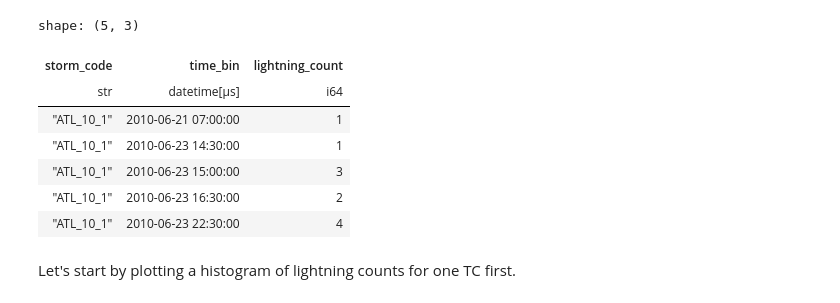
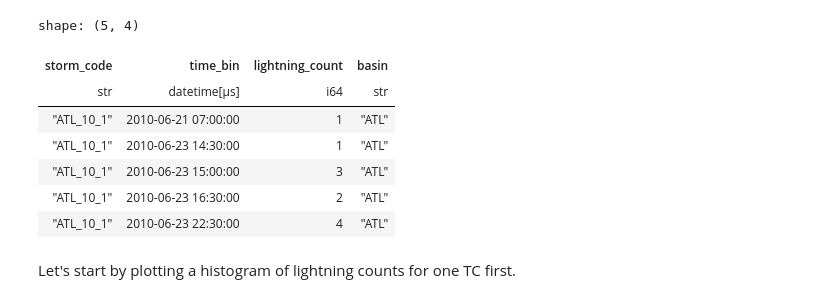
Before and after one commit to aprilggg/Lightning_Analysis_NWRA, a Jupyter notebook: lightning_threshold_innercore.ipynb, the cells around one changed output. Saved outputs shown, nothing was run; the diff lists cells and outputs as text; code cells hidden in the pictures.

```diff
--- a/lightning_threshold_innercore.ipynb
+++ b/lightning_threshold_innercore.ipynb
@@ -16,20 +24,21 @@ import matplotlib.pyplot as plt
 # %%
 # import data from csv file
 innercore_data = pl.read_csv("WWLLN_innercore_timebin_count.csv")
 innercore_data = innercore_data.with_columns(
-    pl.col("time_bin").str.strptime(pl.Datetime).alias("time_bin")
+    pl.col("time_bin").str.strptime(pl.Datetime).alias("time_bin"),
+    pl.col("storm_code").str.extract(r"^(.*?)_", 1).alias("basin")
 )
 innercore_data = innercore_data.rename({"lightining_count":"lightning_count"}) # fix typo, can remove after it's fixed in file
 innercore_data.head()
 # %% [output]
-shape: (5, 3)
+shape: (5, 4)
-| storm_code | time_bin | lightning_count |
-| str | datetime[μs] | i64 |
-| "ATL_10_1" | 2010-06-21 07:00:00 | 1 |
-| "ATL_10_1" | 2010-06-23 14:30:00 | 1 |
-| "ATL_10_1" | 2010-06-23 15:00:00 | 3 |
-| "ATL_10_1" | 2010-06-23 16:30:00 | 2 |
-| "ATL_10_1" | 2010-06-23 22:30:00 | 4 |
+| storm_code | time_bin | lightning_count | basin |
+| str | datetime[μs] | i64 | str |
+| "ATL_10_1" | 2010-06-21 07:00:00 | 1 | "ATL" |
+| "ATL_10_1" | 2010-06-23 14:30:00 | 1 | "ATL" |
+| "ATL_10_1" | 2010-06-23 15:00:00 | 3 | "ATL" |
+| "ATL_10_1" | 2010-06-23 16:30:00 | 2 | "ATL" |
+| "ATL_10_1" | 2010-06-23 22:30:00 | 4 | "ATL" |
 # %% [markdown]
 Let's start by plotting a histogram of lightning counts for one TC first.
 # %%
```
Also changed, not shown: parts of 19 cells of this notebook.
